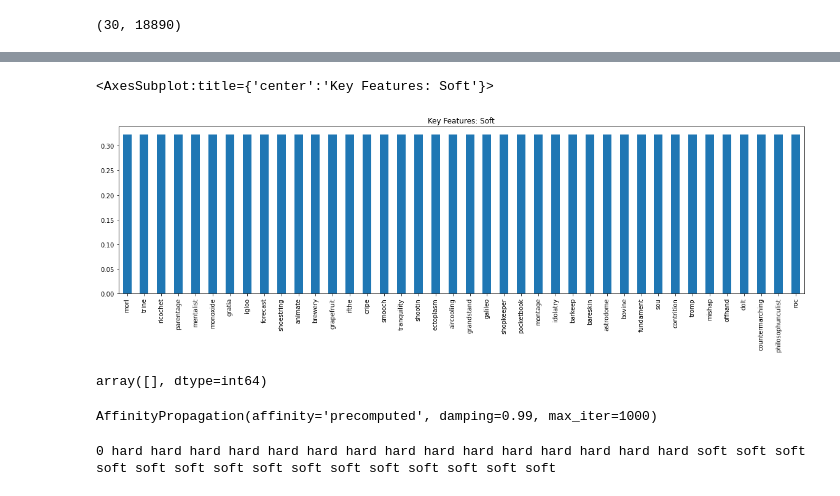
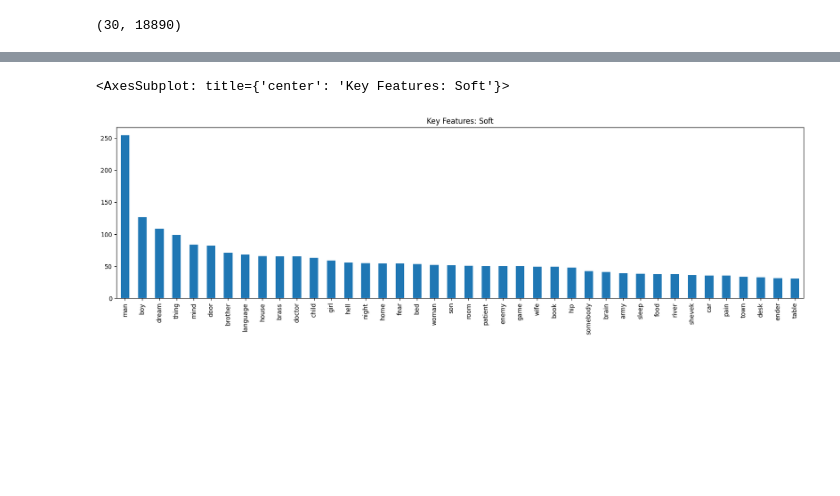
Before and after one commit to jeddobson/model-interpretability, a Jupyter notebook: notebooks/sf-initial-model.ipynb, the cells around one changed output, grey strips where cells are left out. Drawn from its saved outputs; the diff is of its cells as text; code cells hidden in the pictures; blank space fills up the shorter version.

Commit message:
fixing display of weights/key features and display metadata

```diff
--- a/notebooks/sf-initial-model.ipynb
+++ b/notebooks/sf-initial-model.ipynb
@@ -31,16 +31,16 @@ fr = FeatureReader(["mdp.39015038888775"])
 vol = next(fr.volumes())
 ptc = vol.tokenlist(pos=True, case=False).reset_index().drop(['section'], axis=1)
 # %%
-ptc= ptc[ptc["pos"]=="NN"]
-page_list = set(ptc['page'])
+#ptc= ptc[ptc["pos"]=="NN"]
+#page_list = set(ptc['page'])
 
 # extract tokens by page
-tokens=list()
-for page in page_list:
-    page_data = str()
+#tokens=list()
+#for page in page_list:
+#    page_data = str()
 
     # operate on each token
-    for page_tokens in ptc.loc[ptc['page'] == page].iterrows():
-        print(page_tokens[1][3])
+#    for page_tokens in ptc.loc[ptc['page'] == page].iterrows():
+#        print(page_tokens[1][3])
 #         if page_tokens[1][1].isalpha():
 #             page_data += (' '.join([page_tokens[1][1]] * page_tokens[1][2])) + " "
@@ -148,29 +153,8 @@ df.plot(figsize=(20, 5),kind='bar',title='Key Features: Hard',legend=False)
 [figure]
 # %%
-df = pd.DataFrame([clf.coef_[0][idx] for idx in np.argsort(clf.coef_[0])[14656-40:14656]],
-                  index = [vec.get_feature_names_out()[idx] for idx in np.argsort(clf.coef_[0])[14656-40:14656]])
+df = pd.DataFrame([clf.coef_[0][idx] for idx in np.argsort(clf.coef_[0])[::-1][:40]],
+                  index = [vec.get_feature_names_out()[idx] for idx in np.argsort(clf.coef_[0])[::-1][:40]])
 df.plot(figsize=(20, 5),kind='bar',title='Key Features: Soft',legend=False)
 # %% [output]
-<AxesSubplot:title={'center':'Key Features: Soft'}>
+<AxesSubplot: title={'center': 'Key Features: Soft'}>
-[figure, old version]
+[figure, new version]
-# %%
-np.argsort(clf.coef_[0])[41229-40:41229]
-# term frequency inverse document frequency--> become scaled values instead of frequency values
-# %% [output]
-array([], dtype=int64)
-# %%
-from sklearn.cluster import AffinityPropagation
-from sklearn.metrics.pairwise import cosine_similarity
-cosine_dist_matrix = 1 - cosine_similarity(dtm)
-
-%timeit
-affprop = AffinityPropagation(random_state=None,affinity="precomputed", max_iter=1000, damping=0.99)
-affprop.fit(cosine_dist_matrix)
-# %% [output]
-AffinityPropagation(affinity='precomputed', damping=0.99, max_iter=1000)
-# %%
-# Display clusters
-for cluster in np.unique(affprop.labels_):
-    print(cluster," ".join(np.array(labels)[(affprop.labels_ == cluster)]))
-# %% [output]
-0 hard hard hard hard hard hard hard hard hard hard hard hard hard hard hard soft soft soft soft soft soft soft soft soft soft soft soft soft soft soft
```
Also changed, not shown: parts of 5 cells of this notebook.
